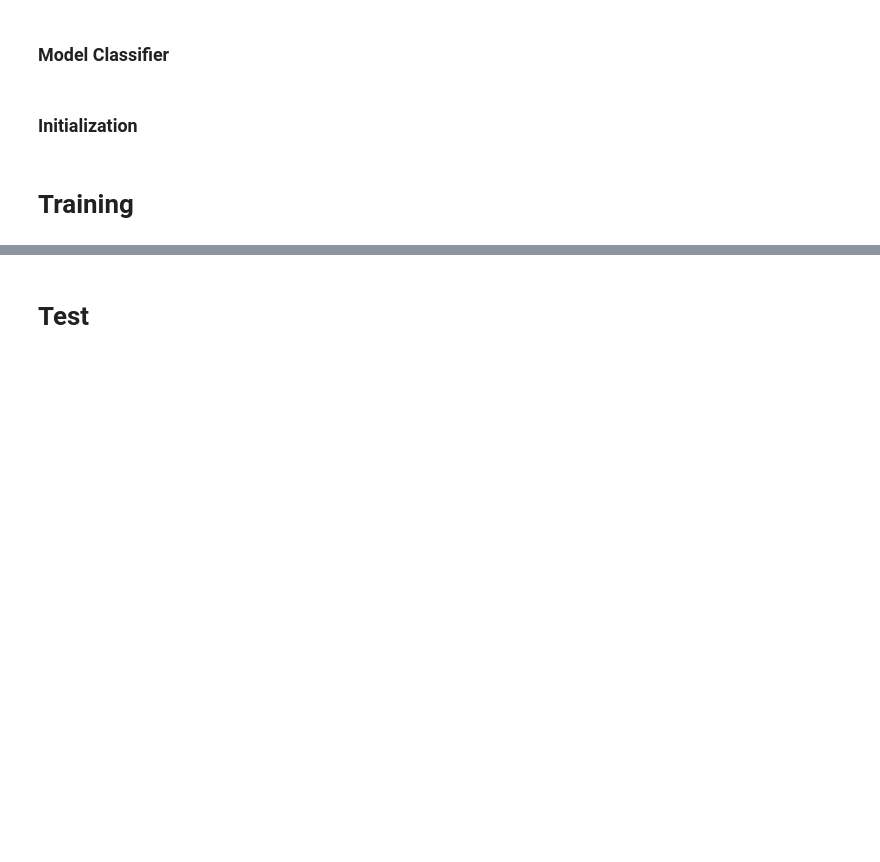
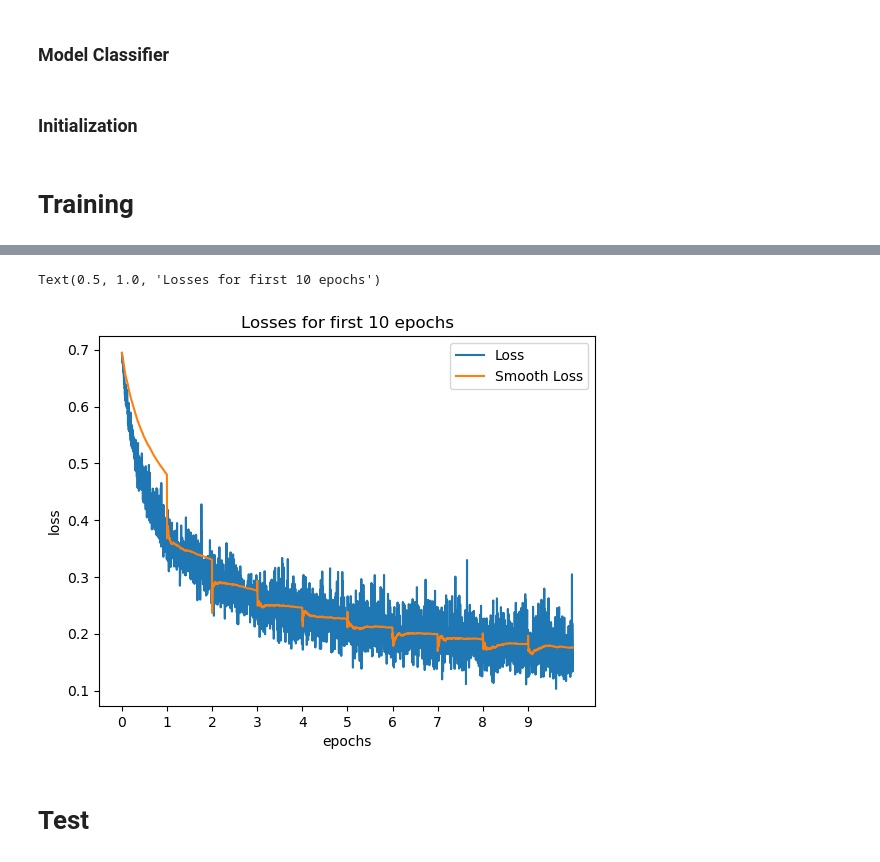
Before and after one commit to bzitko/nlp_repo, a Jupyter notebook: lectures/p02/nlp_p02.4_yelp_model.ipynb, the cells around one changed output, grey strips where cells are left out. Drawn from its saved outputs; the diff is of its cells as text; code cells hidden in the pictures; blank space fills up the shorter version.

```diff
--- a/lectures/p02/nlp_p02.4_yelp_model.ipynb
+++ b/lectures/p02/nlp_p02.4_yelp_model.ipynb
@@ -332,7 +339,8 @@ def compute_accuracy(y_pred, y_target):
     n_correct = torch.eq(y_pred_indices, y_target).sum().item()
     return n_correct / len(y_pred_indices) * 100
 
-data = []
+train_data = []
+valid_data = []
 
 for epoch_index in range(args.num_epochs):
     # TRAIN
@@ -356,7 +364,7 @@ for epoch_index in range(args.num_epochs):
             loss_t = loss.item()
             running_loss += (loss_t - running_loss) / (batch_index + 1)
 
-            data.append((epoch_index, batch_index, loss_t, running_loss))
+            train_data.append((epoch_index, batch_index, loss_t, running_loss))
 
             # step 4. use loss to produce gradients
             loss.backward()
@@ -388,6 +396,7 @@ for epoch_index in range(args.num_epochs):
         loss_t = loss.item()
         running_loss += (loss_t - running_loss) / (batch_index + 1)
 
+        valid_data.append((epoch_index, batch_index, loss_t, running_loss))
         # compute the accuracy
         acc_t = compute_accuracy(y_pred, batch_dict['y_target'])
         running_acc += (acc_t - running_acc) / (batch_index + 1)
@@ -395,4 +404,4 @@ for epoch_index in range(args.num_epochs):
     print(f"Valid epoch: {epoch_index+1}/{args.num_epochs} loss: {running_loss:.3f} acc: {running_acc:.3f}")
     scheduler.step(running_loss)
     new_lr = optimizer.param_groups[0]["lr"]
-    print("New lr: {new_lr:.3f}")
+    print(f"New lr: {new_lr:.10f}")
@@ -399,3 +426,22 @@ for epoch_index in range(args.num_epochs):
+# %%
+loss_df = pd.DataFrame(train_data, columns=["epoch", "batch", "loss", "running_loss"])
+loss_10_epoch = loss_df[loss_df.epoch < 10]
+
+plt.xlabel("epochs")
+plt.ylabel("loss")
+
+dataset.set_split('train')
+num_batches = dataset.get_num_batches(args.batch_size)
+xticks = np.arange(0, len(loss_10_epoch), num_batches)
+plt.xticks(xticks, labels=range(len(xticks)))
+plt.plot(loss_10_epoch.loss, label="Loss")
+plt.plot(loss_10_epoch.running_loss, label="Smooth Loss")
+plt.legend()
+
+plt.title("Losses for first 10 epochs")
+# %% [output]
+Text(0.5, 1.0, 'Losses for first 10 epochs')
+[figure, added]
 # %% [markdown]
 # Test
 # %%
```
Also changed, not shown: parts of 10 cells of this notebook.
